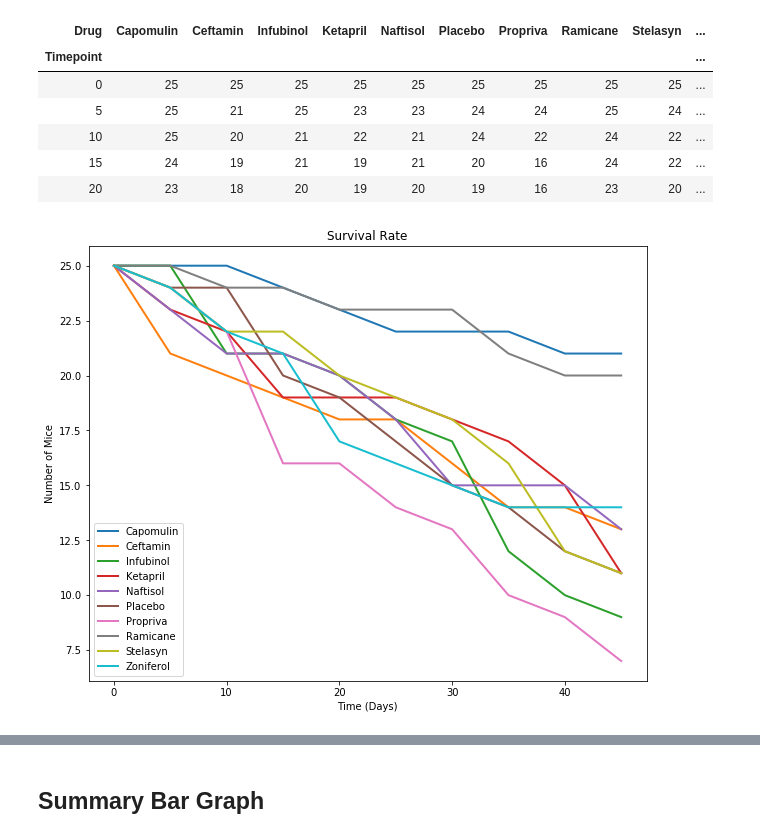
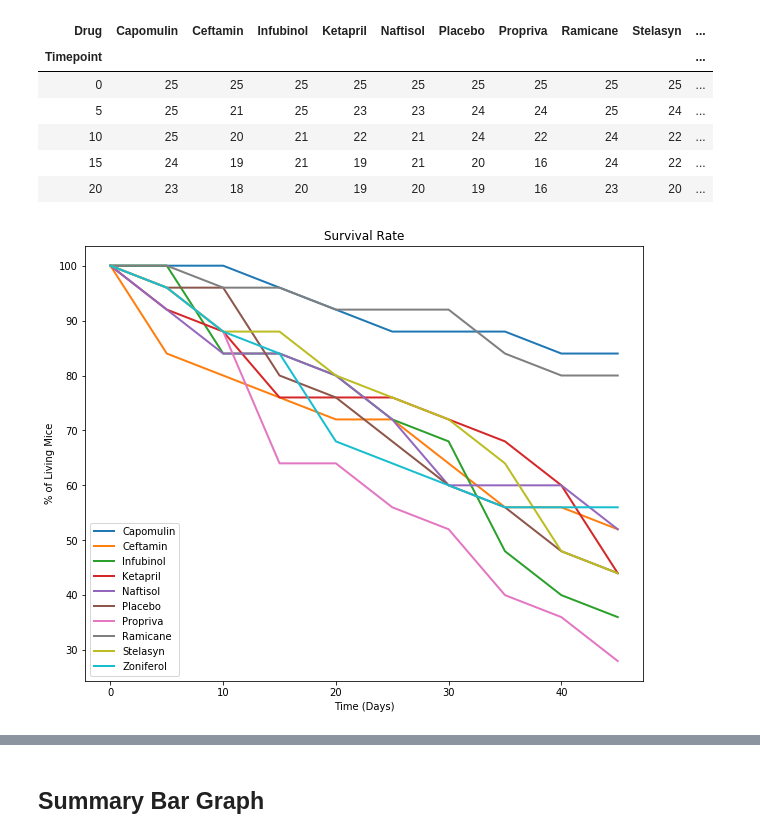
Before and after one commit to tbergama/matplotlib-challenge, a Jupyter notebook: Pymaceuticals/pymaceuticals.ipynb, the cells around one changed output, grey strips where cells are left out. Drawn from its saved outputs; the diff is of its cells as text; code cells hidden in the pictures.

```diff
--- a/Pymaceuticals/pymaceuticals.ipynb
+++ b/Pymaceuticals/pymaceuticals.ipynb
@@ -246,17 +242,18 @@ df_mouse_count_piv.head()
 # %%
 # Generate the Plot (with Error Bars)
 plt.figure(figsize=(10, 8))
 
 plt.title("Survival Rate")
 colors = list(mcolors.TABLEAU_COLORS.values())
 
 plt.xlabel("Time (Days)")
-plt.ylabel("Number of Mice")
+plt.ylabel("% of Living Mice")
 
 for i, col in enumerate(df_mouse_count_piv.columns.values):
-    plt.plot(df_mouse_count_piv.index.values, df_mouse_count_piv[col], c=colors[i], linewidth=2)
+    plt.plot(df_mouse_count_piv.index.values, df_mouse_count_piv[col]/df_mouse_count_piv[col][0]*100,
+             c=colors[i], linewidth=2)
 
 plt.legend(df_mouse_count_piv.columns.values)
 plt.show()
 # %% [output]
-[figure, old version]
+[figure, new version]
```
Also changed, not shown: parts of 13 cells of this notebook.
